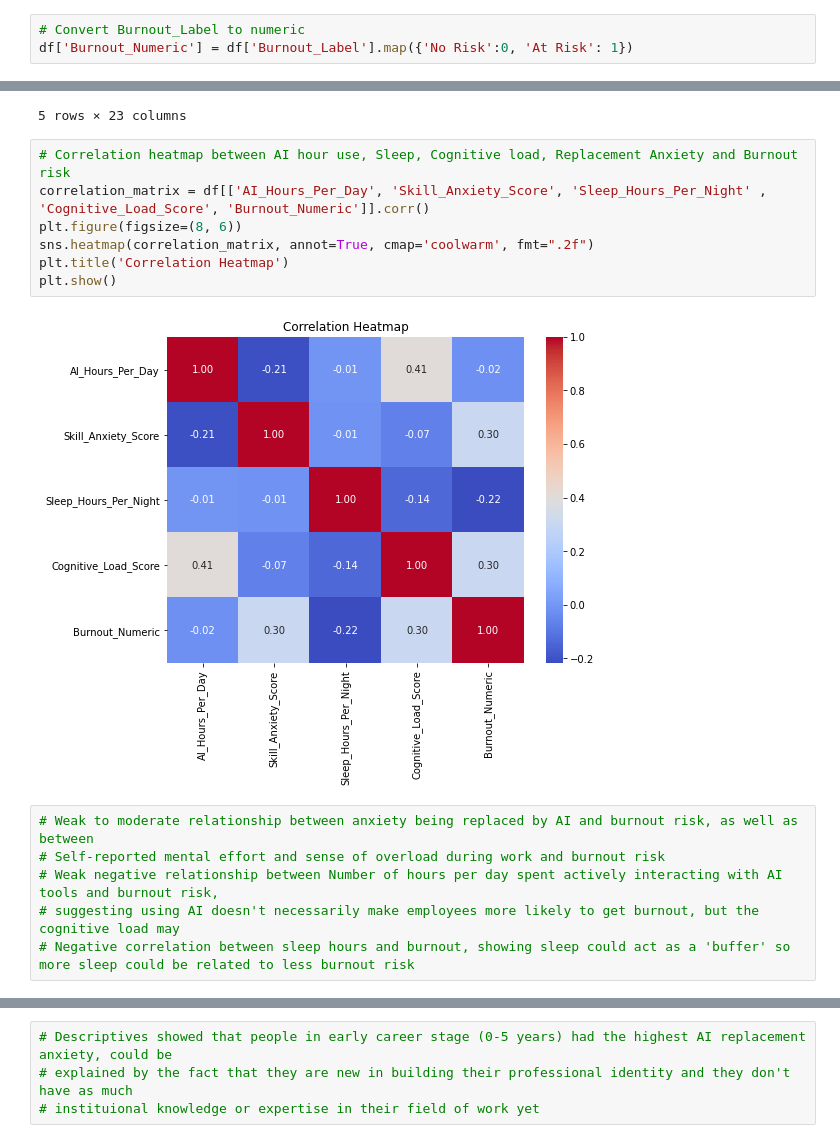
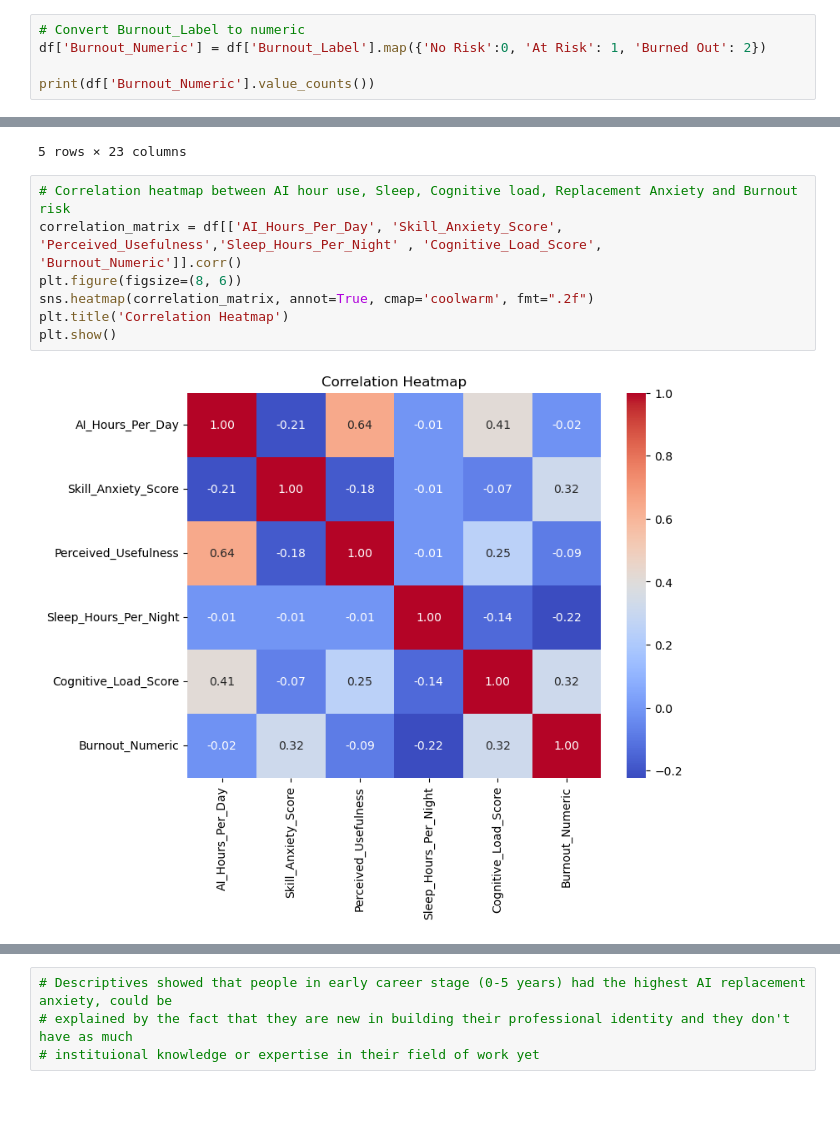
Before and after one commit to christiefung/Project_ResilientSync, a Jupyter notebook: ResilientSync.ipynb, the cells around one changed output, grey strips where cells are left out. Saved outputs shown, nothing was run; the diff lists cells and outputs as text; blank space fills up the shorter version.

```diff
--- a/ResilientSync.ipynb
+++ b/ResilientSync.ipynb
@@ -16,4 +16,6 @@ df.head()
 5 rows × 22 columns
 # %%
 # Convert Burnout_Label to numeric
-df['Burnout_Numeric'] = df['Burnout_Label'].map({'No Risk':0, 'At Risk': 1})
+df['Burnout_Numeric'] = df['Burnout_Label'].map({'No Risk':0, 'At Risk': 1, 'Burned Out': 2})
+
+print(df['Burnout_Numeric'].value_counts())
@@ -29,16 +37,10 @@ df.head()
 5 rows × 23 columns
 # %%
 # Correlation heatmap between AI hour use, Sleep, Cognitive load, Replacement Anxiety and Burnout risk
-correlation_matrix = df[['AI_Hours_Per_Day', 'Skill_Anxiety_Score', 'Sleep_Hours_Per_Night' , 'Cognitive_Load_Score', 'Burnout_Numeric']].corr()
+correlation_matrix = df[['AI_Hours_Per_Day', 'Skill_Anxiety_Score', 'Perceived_Usefulness','Sleep_Hours_Per_Night' , 'Cognitive_Load_Score', 'Burnout_Numeric']].corr()
 plt.figure(figsize=(8, 6))
 sns.heatmap(correlation_matrix, annot=True, cmap='coolwarm', fmt=".2f")
 plt.title('Correlation Heatmap')
 plt.show()
 # %% [output]
-[figure, old version]
+[figure, new version]
-# %%
-# Weak to moderate relationship between anxiety being replaced by AI and burnout risk, as well as between
-# Self-reported mental effort and sense of overload during work and burnout risk
-# Weak negative relationship between Number of hours per day spent actively interacting with AI tools and burnout risk,
-# suggesting using AI doesn't necessarily make employees more likely to get burnout, but the cognitive load may
-# Negative correlation between sleep hours and burnout, showing sleep could act as a 'buffer' so more sleep could be related to less burnout risk
```
Also changed, not shown: parts of 18 cells of this notebook.
